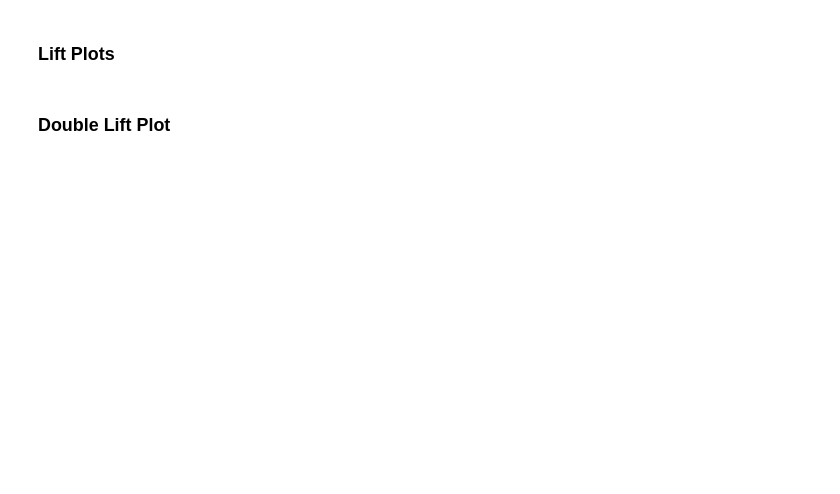
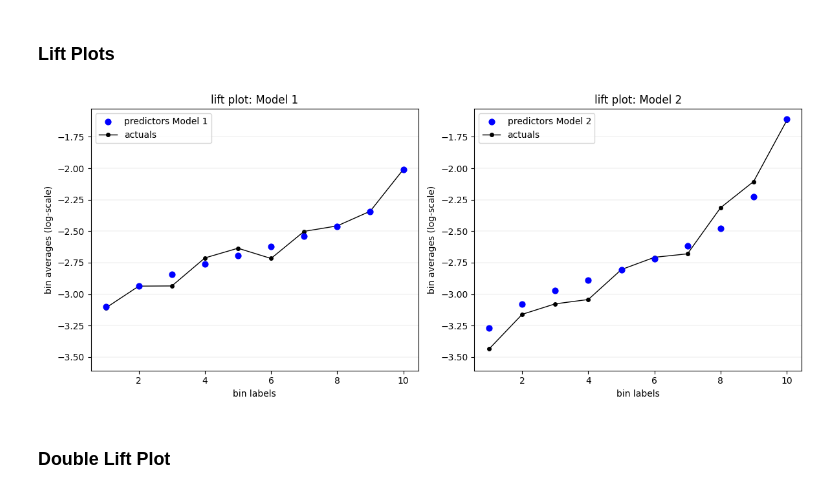
Before and after one commit to supermarmar/actuarial_deep_learning, a Jupyter notebook: exercises/solutions/glm_exercise_2026.ipynb, the cells around one changed output. Saved outputs shown, nothing was run; the diff lists cells and outputs as text; code cells hidden in the pictures; blank space fills up the shorter version.

```diff
--- a/exercises/solutions/glm_exercise_2026.ipynb
+++ b/exercises/solutions/glm_exercise_2026.ipynb
@@ -331,7 +354,12 @@ covariates_glm_2 = [
     "VehAgeGLM",
 ]
 # Fit GLM Model 2 (different covariates)
-glm2_model = ...
+glm2_model = glm(
+    "ClaimNb ~ " + " + ".join(covariates_glm_2),
+    data=learn,
+    offset=np.log(learn["Exposure"]),
+    family=sm.families.Poisson(),
+)
 
 glm2_results = glm2_model.fit()
 print(glm2_results.summary())
@@ -390,7 +440,11 @@ test["glm1_bin"], glm1_bin_edges = pd.qcut(
 test["glm1_bin"] += 1  # make bins 1–10 instead of 0–9
 
 # claims and exposure by bin
-glm1_agg = ...
+glm1_agg = test.groupby("glm1_bin").agg(
+    actual_claims=("ClaimNb", "sum"),
+    pred_claims=("glm1_claims", "sum"),
+    exposure=("Exposure", "sum"),
+)
 
 # Bin observations by predicted frequency (GLM2)
 test["glm2_claims"] = test["GLM2"] * test["Exposure"]
@@ -403,7 +457,11 @@ test["glm2_bin"], glm2_bin_edges = pd.qcut(
 test["glm2_bin"] += 1
 
 # claims and exposure by bin
-glm2_agg = ...
+glm2_agg = test.groupby("glm2_bin").agg(
+    actual_claims=("ClaimNb", "sum"),
+    pred_claims=("glm2_claims", "sum"),
+    exposure=("Exposure", "sum"),
+)
 # %%
 # Actual vs. Predicted plots
 fig, axes = plt.subplots(1, 2, figsize=(12, 5))
@@ -502,37 +562,69 @@ bin_labels = np.arange(1, 11)
 
 # Model 1 lift plot
 ax = axes[0]
 # plot the mean prediction by bin
-ax.scatter([...])
+ax.scatter(
+    bin_labels,
+    log_pred_freq1,
+    color="blue",
+    s=40,
+    zorder=5,
+    label="predictors Model 1",
+)
 # plot the actuals by bin
-ax.plot([...])
+ax.plot(
+    bin_labels,
+    log_act_freq1,
+    color="black",
+    marker="o",
+    markersize=4,
+    linewidth=1,
+    label="actuals",
+)
 ax.set_ylim(y_axis_range)
 ax.set_xlabel("bin labels")
 ax.set_ylabel("bin averages (log-scale)")
 ax.set_title("lift plot: Model 1")
 ax.axhline(y=0, color="darkgray", linewidth=0.5)
 for h in np.arange(-200, 1) / 4:
     if y_axis_range[0] <= h <= y_axis_range[1]:
         ax.axhline(y=h, color="darkgray", linewidth=0.3, alpha=0.5)
 ax.legend(loc="upper left")
 
 # Model 2 lift plot
 ax = axes[1]
 # plot the mean prediction by bin
-ax.scatter([...])
+ax.scatter(
+    bin_labels,
+    log_pred_freq2,
+    color="blue",
+    s=40,
+    zorder=5,
+    label="predictors Model 2",
+)
 # plot the actuals by bin
-ax.plot([...])
+ax.plot(
+    bin_labels,
+    log_act_freq2,
+    color="black",
+    marker="o",
+    markersize=4,
+    linewidth=1,
+    label="actuals",
+)
 ax.set_ylim(y_axis_range)
 ax.set_xlabel("bin labels")
 ax.set_ylabel("bin averages (log-scale)")
 ax.set_title("lift plot: Model 2")
 for h in np.arange(-20, 1) / 4:
     if y_axis_range[0] <= h <= y_axis_range[1]:
         ax.axhline(y=h, color="darkgray", linewidth=0.3, alpha=0.5)
 ax.legend(loc="upper left")
 
 plt.tight_layout()
 plt.show()
+# %% [output]
+[figure, added]
 # %% [markdown]
 ### Double Lift Plot
 # %%
```
Also changed, not shown: parts of 8 cells of this notebook.
